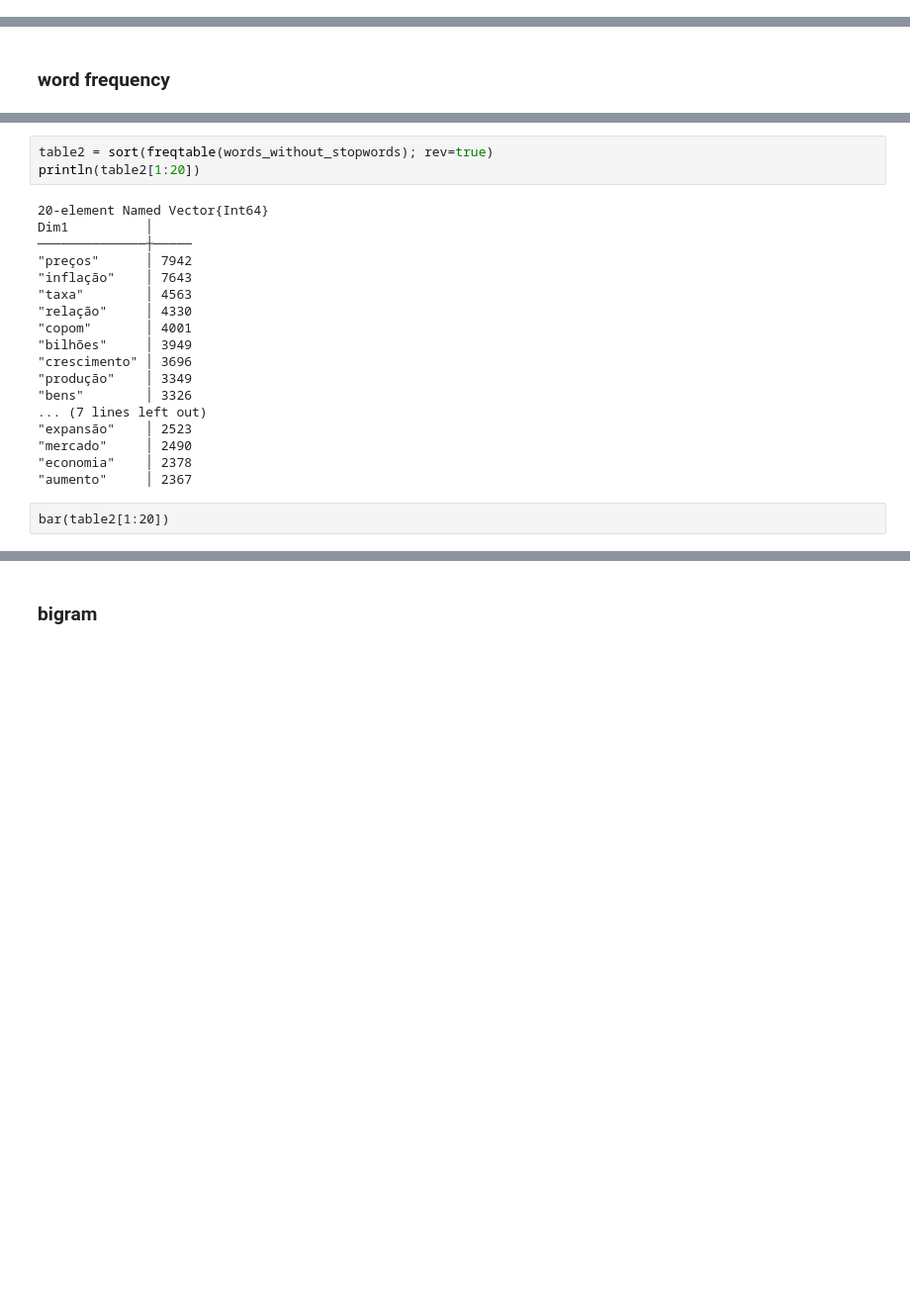
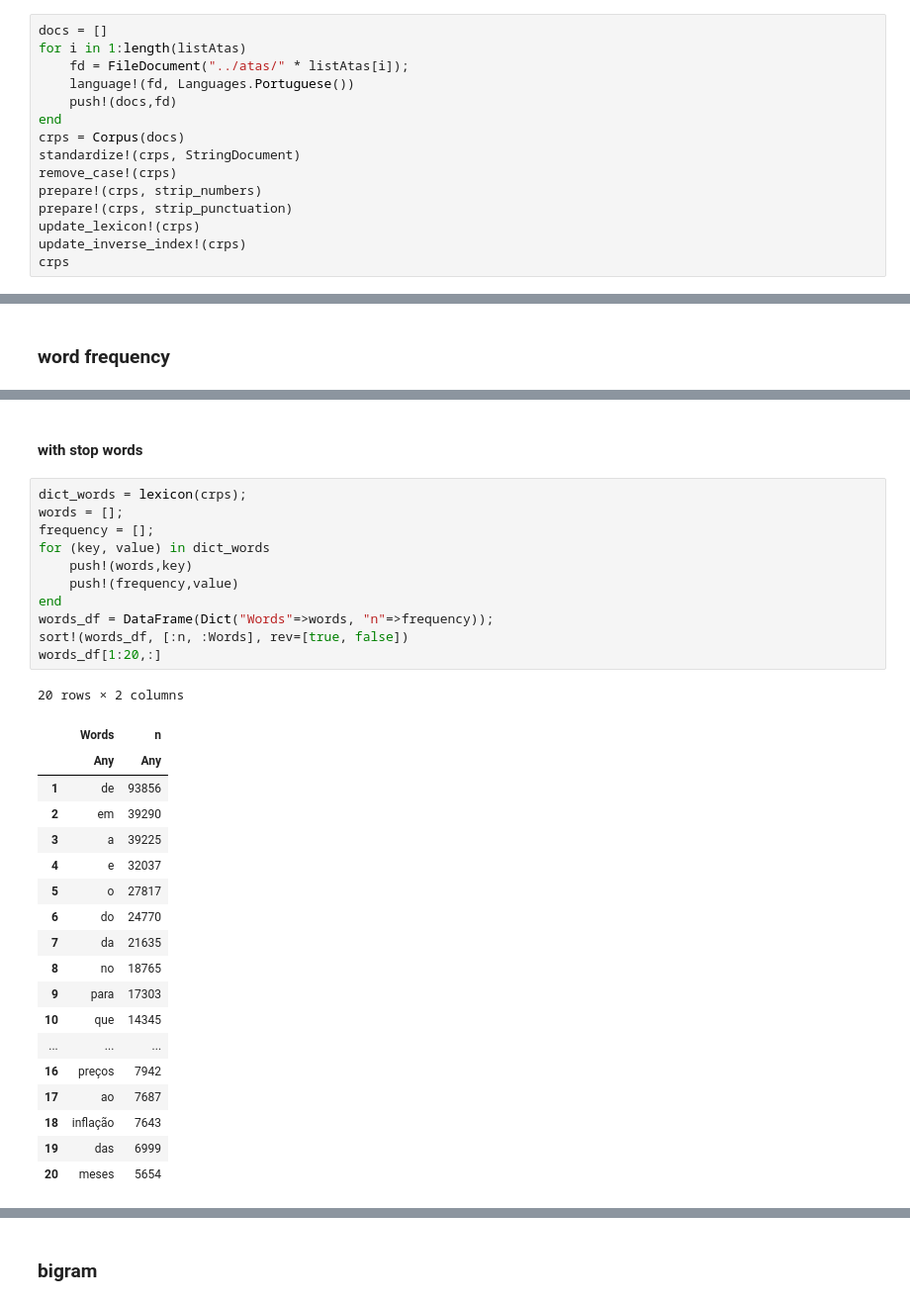
Before and after one commit to ajdavidl/corpus-atas-copom, a Jupyter notebook: notebooks/corpus-exploration-in-Julia.ipynb, the cells around one changed output, grey strips where cells are left out. Shown: that part at 99% size. Cells and saved outputs as stored; diff of their text form; blank space fills up the shorter version.

```diff
--- a/notebooks/corpus-exploration-in-Julia.ipynb
+++ b/notebooks/corpus-exploration-in-Julia.ipynb
@@ -16,3 +50,18 @@ end
 println(length(corpus), " atas" )
 # %% [output]
 228 atas
+# %%
+docs = []
+for i in 1:length(listAtas)
+    fd = FileDocument("../atas/" * listAtas[i]);
+    language!(fd, Languages.Portuguese())
+    push!(docs,fd)
+end
+crps = Corpus(docs)
+standardize!(crps, StringDocument)
+remove_case!(crps)
+prepare!(crps, strip_numbers)
+prepare!(crps, strip_punctuation)
+update_lexicon!(crps)
+update_inverse_index!(crps)
+crps
@@ -134,23 +122,33 @@ println(length(words_without_stopwords))
-# %%
-table2 = sort(freqtable(words_without_stopwords); rev=true)
-println(table2[1:20])
-# %% [output]
-20-element Named Vector{Int64}
-Dim1          │
-──────────────┼─────
-"preços"      │ 7942
-"inflação"    │ 7643
-"taxa"        │ 4563
-"relação"     │ 4330
-"copom"       │ 4001
-"bilhões"     │ 3949
-"crescimento" │ 3696
-"produção"    │ 3349
-"bens"        │ 3326
-... (7 lines left out)
-"expansão"    │ 2523
-"mercado"     │ 2490
-"economia"    │ 2378
-"aumento"     │ 2367
-# %% [raw]
-bar(table2[1:20])
+# %% [markdown]
+#### with stop words
+# %%
+dict_words = lexicon(crps);
+words = [];
+frequency = [];
+for (key, value) in dict_words
+    push!(words,key)
+    push!(frequency,value)
+end
+words_df = DataFrame(Dict("Words"=>words, "n"=>frequency));
+sort!(words_df, [:n, :Words], rev=[true, false])
+words_df[1:20,:]
+# %% [output]
+20 rows × 2 columns
+|  | Words | n |
+|  | Any | Any |
+| 1 | de | 93856 |
+| 2 | em | 39290 |
+| 3 | a | 39225 |
+| 4 | e | 32037 |
+| 5 | o | 27817 |
+| 6 | do | 24770 |
+| 7 | da | 21635 |
+| 8 | no | 18765 |
+| 9 | para | 17303 |
+| 10 | que | 14345 |
+| ... | ... | ... |
+| 16 | preços | 7942 |
+| 17 | ao | 7687 |
+| 18 | inflação | 7643 |
+| 19 | das | 6999 |
+| 20 | meses | 5654 |
```
Also changed, not shown: parts of 26 cells of this notebook.
